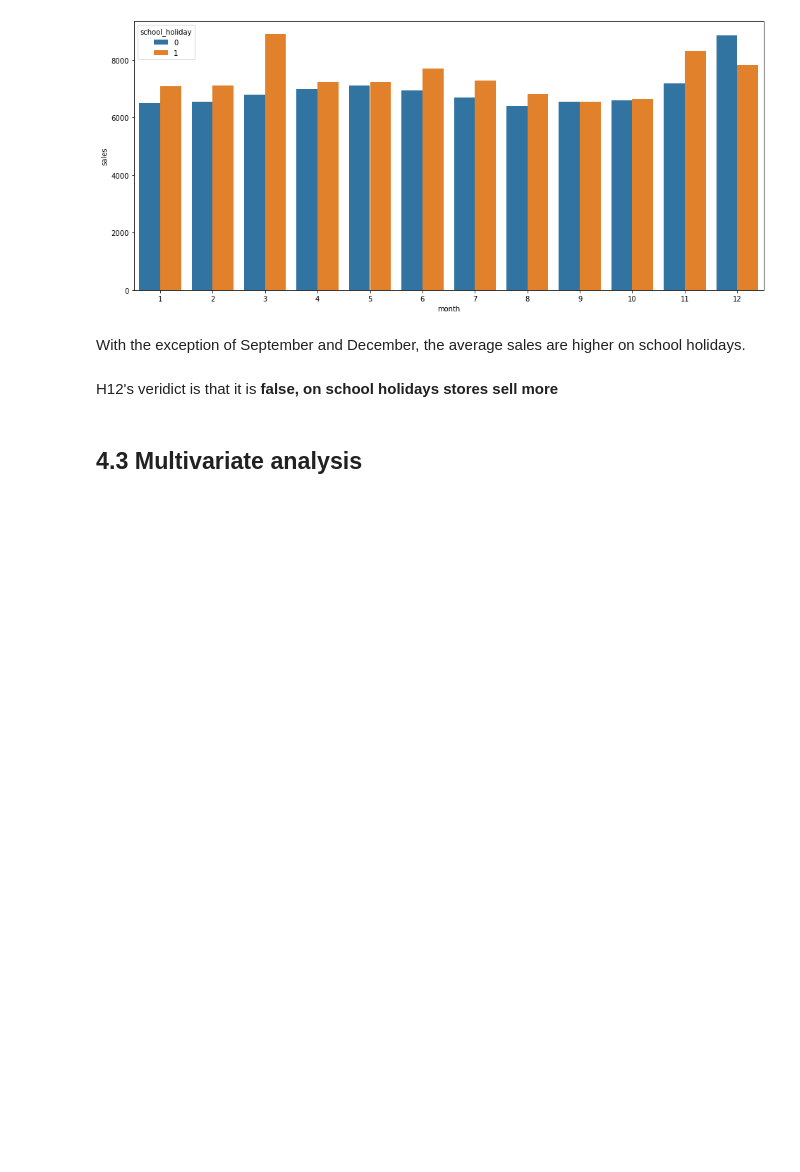
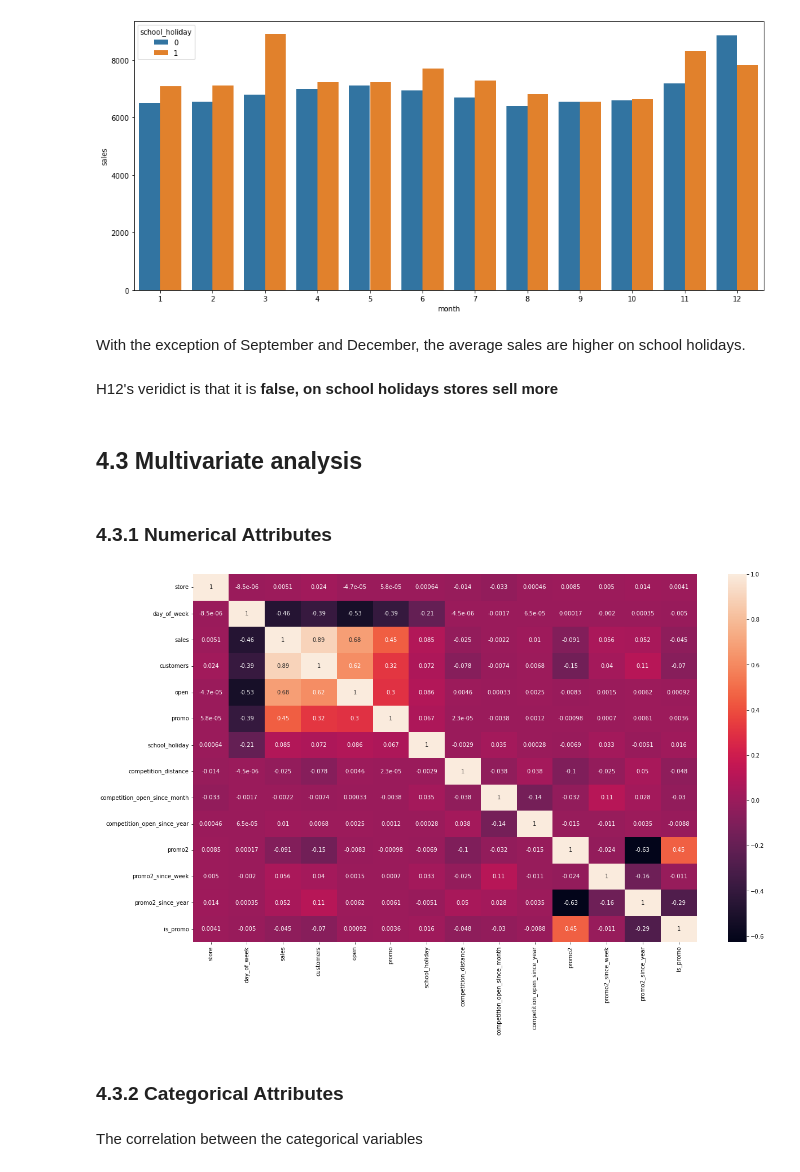
Before and after one commit to diegodinizf/Rossman-Sales, a Jupyter notebook: rossmann-sales-notebook.ipynb, the cells around one changed output. Saved outputs shown, nothing was run; the diff lists cells and outputs as text; code cells hidden in the pictures; blank space fills up the shorter version.

```diff
--- a/rossmann-sales-notebook.ipynb
+++ b/rossmann-sales-notebook.ipynb
@@ -699,3 +697,16 @@ With the exception of September and December, the average sales are higher on sc
 H12's veridict is that it is **false, on school holidays stores sell more**
 # %% [markdown]
 ## 4.3 Multivariate analysis
+# %% [markdown]
+### 4.3.1 Numerical Attributes
+# %%
+correlation = num_attributes.corr(method='pearson')
+
+plt.figure(figsize=(20,12))
+sns.heatmap(correlation, annot=True);
+# %% [output]
+[figure, added]
+# %% [markdown]
+### 4.3.2 Categorical Attributes
+# %% [markdown]
+The correlation between the categorical variables
```
Also changed, not shown: parts of 16 cells of this notebook.
